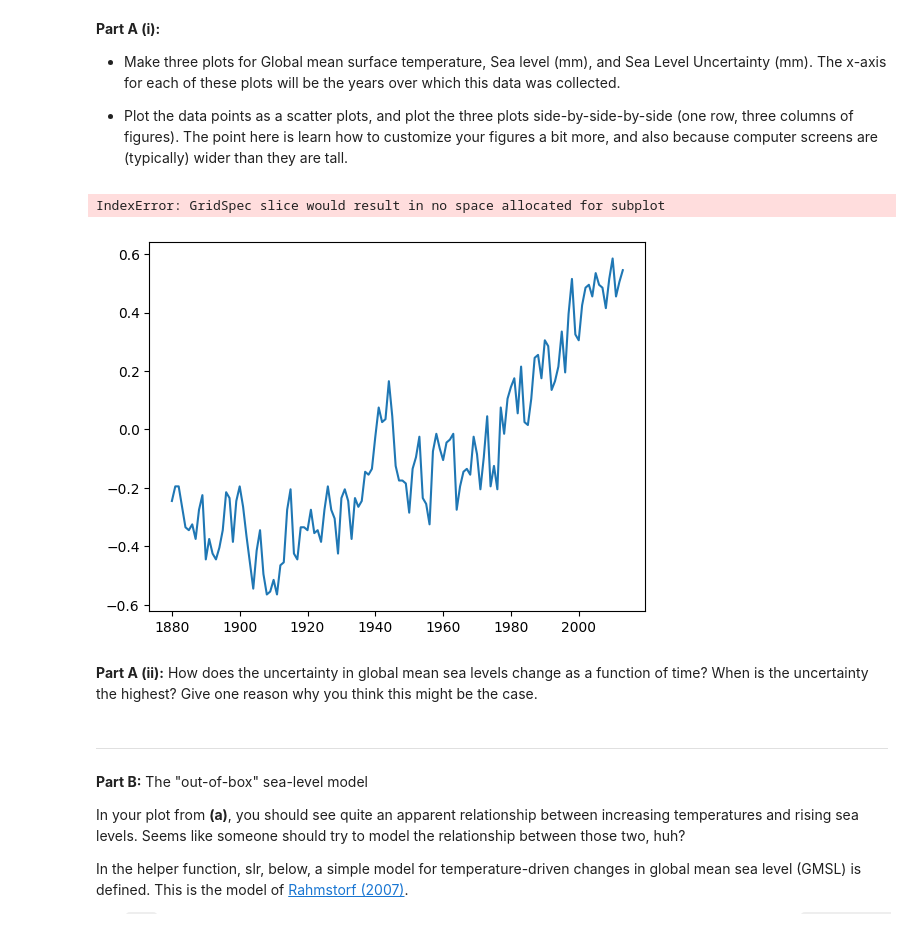
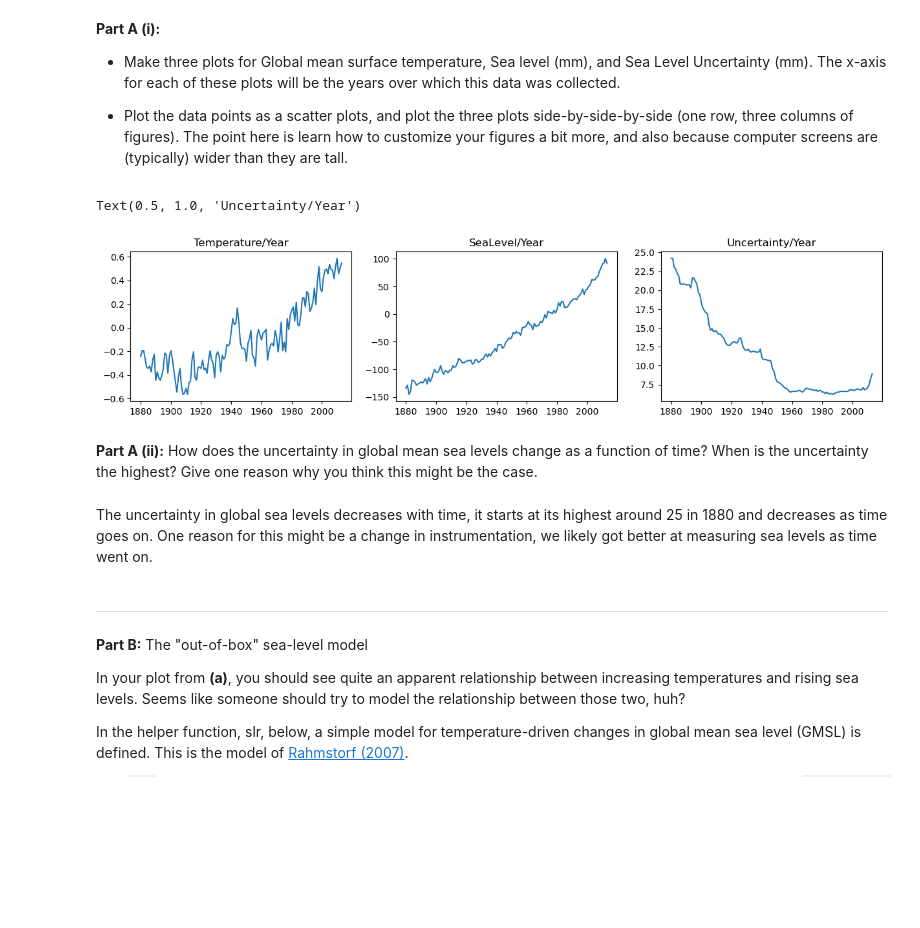
Before and after one commit to TyVanEssen/CSCI-3202-001-Introduction-to-Artificial-Intelligence, a Jupyter notebook: HW8/CSCI3202_HW8_Ty_VanEssen.ipynb, the cells around one changed output. Cells and saved outputs as stored; diff of their text form; code cells hidden in the pictures; blank space fills up the shorter version.

```diff
--- a/HW8/CSCI3202_HW8_Ty_VanEssen.ipynb
+++ b/HW8/CSCI3202_HW8_Ty_VanEssen.ipynb
@@ -251,15 +215,24 @@ temperature = dfTemperature["temperature"].tolist()
 # %%
 # # Your plotting code here.
 # plt.subplot(1,1,(1,1)).plot(year, temperature)
 # # plt.subplot())
 # plt.subplot(1,1,(2,1)).plot(year, sealevel)
 # # plt.subplot(2).plot(year, sealevel_sigma)
 # plt.show()
+fig, ax = plt.subplots(1,3, figsize=(15,3))
+ax[0].plot(year, temperature)
+ax[0].set_title("Temperature/Year")
+ax[1].plot(year, sealevel)
+ax[1].set_title("SeaLevel/Year")
+ax[2].plot(year, sealevel_sigma)
+ax[2].set_title("Uncertainty/Year")
 # %% [output]
-IndexError: GridSpec slice would result in no space allocated for subplot
+Text(0.5, 1.0, 'Uncertainty/Year')
-[figure, old version]
+[figure, new version]
 # %% [markdown]
 **Part A (ii):** How does the uncertainty in global mean sea levels change as a function of time?  When is the uncertainty the highest?  Give one reason why you think this might be the case.
+# %% [markdown]
+The uncertainty in global sea levels decreases with time, it starts at its highest around 25 in 1880 and decreases as time goes on. One reason for this might be a change in instrumentation, we likely got better at measuring sea levels as time went on.
 # %% [markdown]
 ---
 
```
Also changed, not shown: parts of 19 cells of this notebook, 2 other files.
